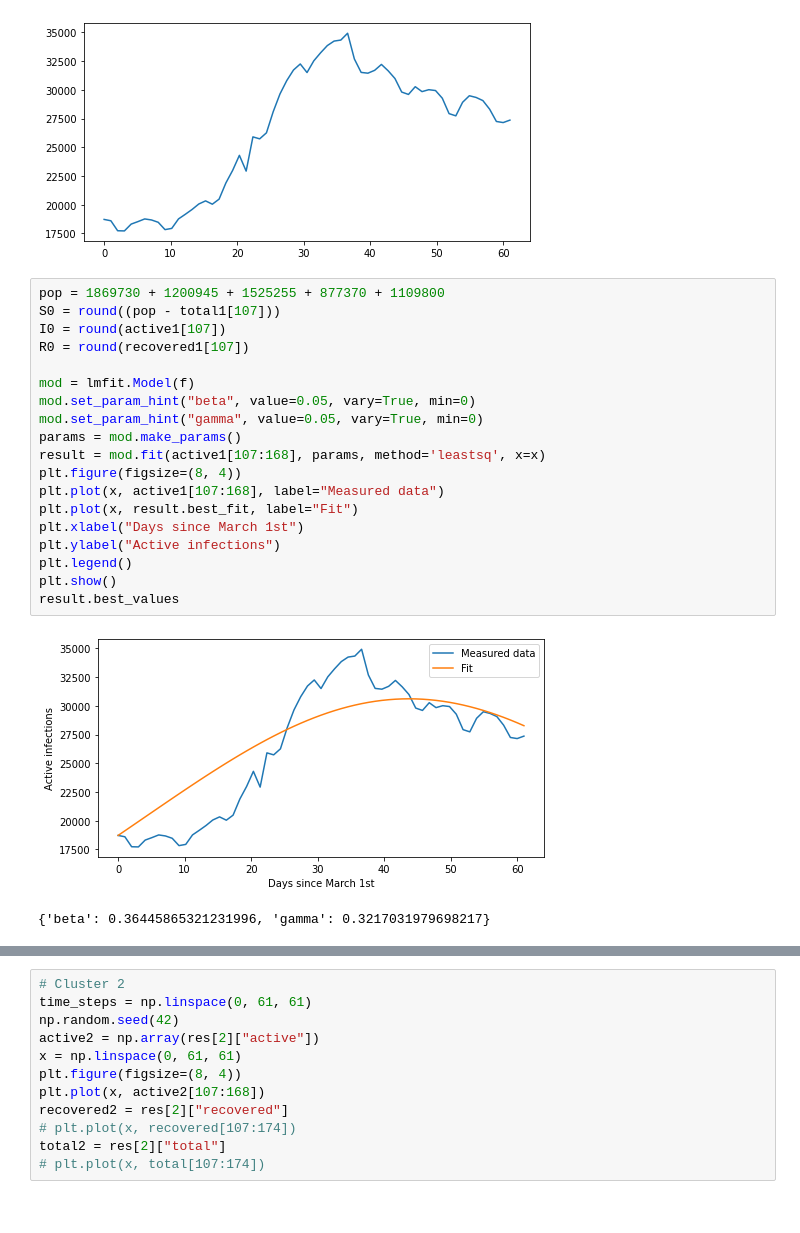
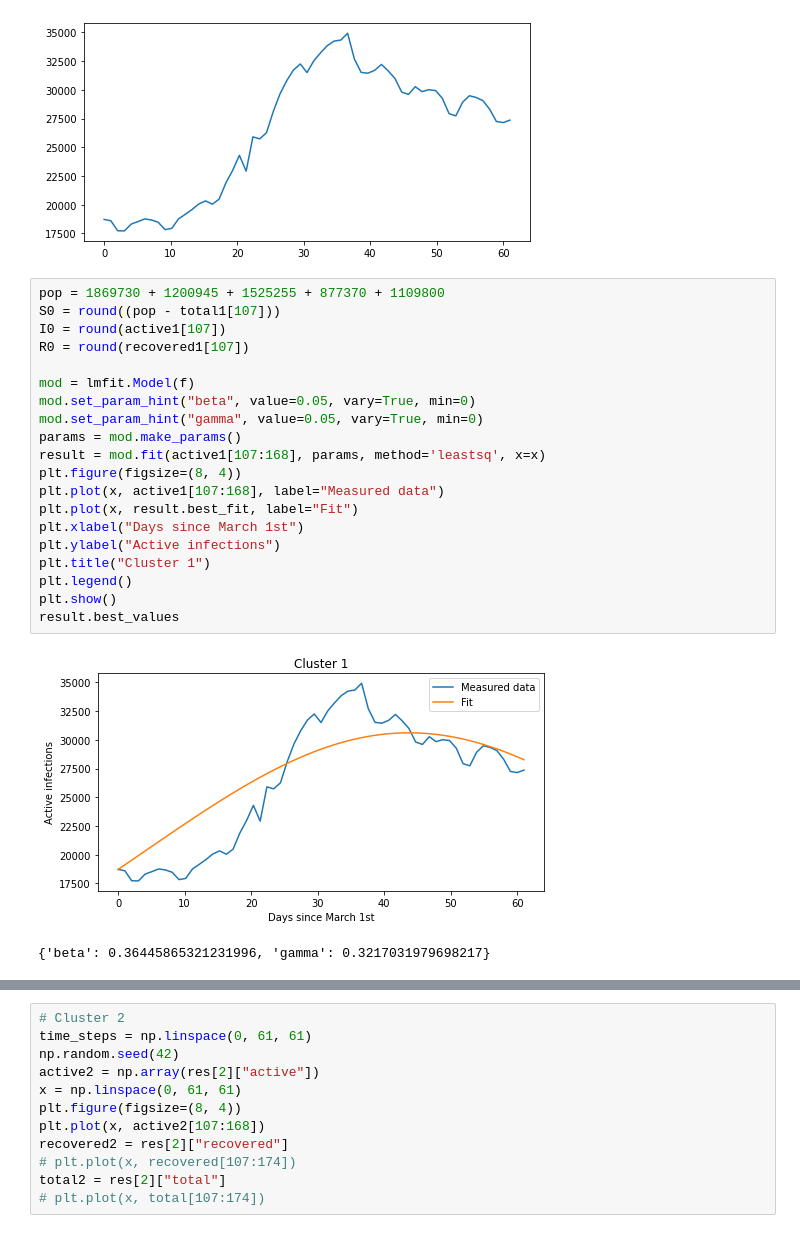
Before and after one commit to ThibaultMagnini/Kmeans-COVID-19-BelgianProvinces, a Jupyter notebook: SIR-Model/provinces_fitting.ipynb, the cells around one changed output, grey strips where cells are left out. Cells and saved outputs as stored; diff of their text form.

```diff
--- a/SIR-Model/provinces_fitting.ipynb
+++ b/SIR-Model/provinces_fitting.ipynb
@@ -123,24 +123,25 @@ total1 = res[1]["total"]
 # %%
 pop = 1869730 + 1200945 + 1525255 + 877370 + 1109800
 S0 = round((pop - total1[107]))
 I0 = round(active1[107])
 R0 = round(recovered1[107])
 
 mod = lmfit.Model(f)
 mod.set_param_hint("beta", value=0.05, vary=True, min=0)
 mod.set_param_hint("gamma", value=0.05, vary=True, min=0)
 params = mod.make_params()
 result = mod.fit(active1[107:168], params, method='leastsq', x=x)
 plt.figure(figsize=(8, 4))
 plt.plot(x, active1[107:168], label="Measured data")
 plt.plot(x, result.best_fit, label="Fit")
 plt.xlabel("Days since March 1st")
 plt.ylabel("Active infections")
+plt.title("Cluster 1")
 plt.legend()
 plt.show()
 result.best_values
 # %% [output]
-[figure, old version]
+[figure, new version]
 {'beta': 0.36445865321231996, 'gamma': 0.3217031979698217}
 # %%
 beta = 0.3645
```
Also changed, not shown: parts of 11 cells of this notebook, 5 other files.
